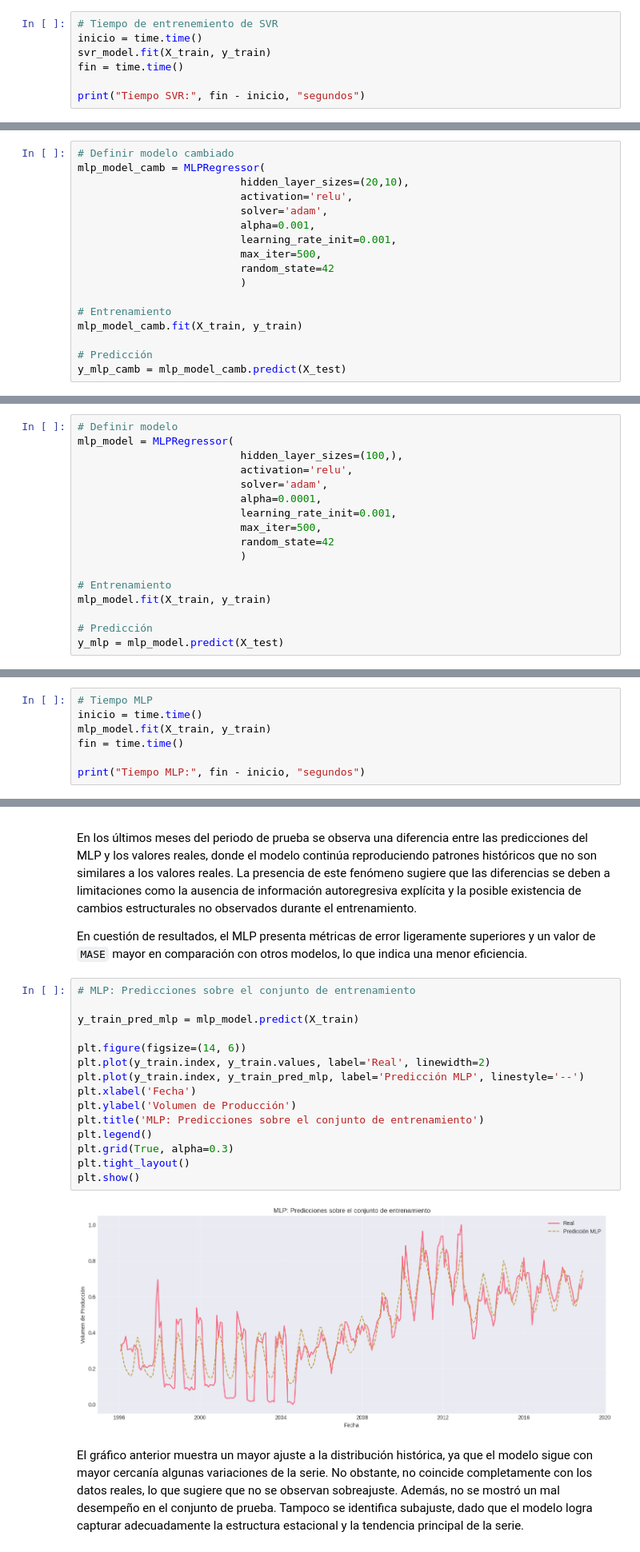
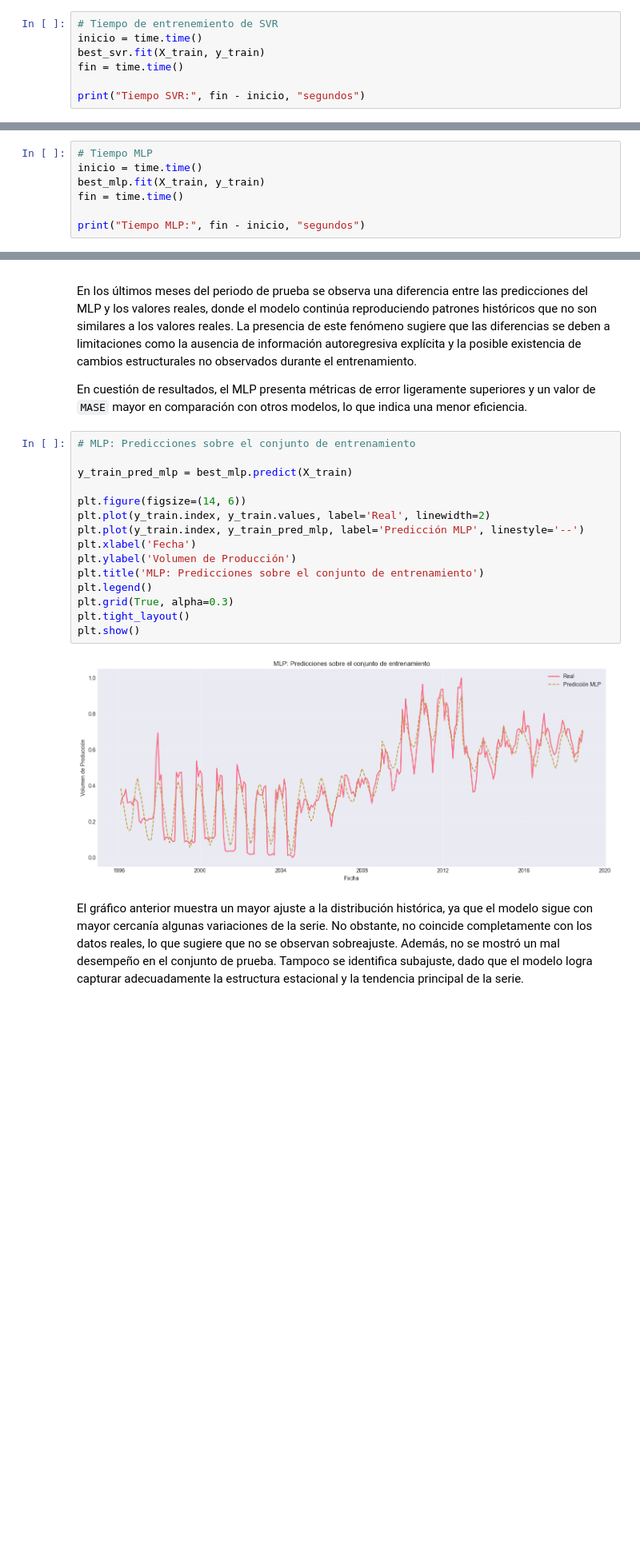
Before and after one commit to juan-pablo-lopez/tc5035-ene26-equipo29, a Jupyter notebook: Avance4.Equipo29.ipynb, the cells around one changed output, grey strips where cells are left out. Shown at 80% size. Drawn from its saved outputs; the diff is of its cells as text; blank space fills up the shorter version.

```diff
--- a/Avance4.Equipo29.ipynb
+++ b/Avance4.Equipo29.ipynb
@@ -978,7 +1022,7 @@ Una de las principales ventajas del SVR es su buen desempeño en conjuntos de en
 # %%
 # Tiempo de entrenemiento de SVR
 inicio = time.time()
-svr_model.fit(X_train, y_train)
+best_svr.fit(X_train, y_train)
 fin = time.time()
 
 print("Tiempo SVR:", fin - inicio, "segundos")
@@ -1335,17 +1392,0 @@ Con los valores default podemos observar un comportamiento bastante bueno, sin e
-# %%
-# Definir modelo cambiado
-mlp_model_camb = MLPRegressor(
-                          hidden_layer_sizes=(20,10),
-                          activation='relu',
-                          solver='adam',
-                          alpha=0.001,
-                          learning_rate_init=0.001,
-                          max_iter=500,
-                          random_state=42
-                          )
-
-# Entrenamiento
-mlp_model_camb.fit(X_train, y_train)
-
-# Predicción
-y_mlp_camb = mlp_model_camb.predict(X_test)
@@ -1374,20 +1393,3 @@ Por tanto, se decidió mantener la configuración por defecto al evidenciar que
-# %%
-# Definir modelo
-mlp_model = MLPRegressor(
-                          hidden_layer_sizes=(100,),
-                          activation='relu',
-                          solver='adam',
-                          alpha=0.0001,
-                          learning_rate_init=0.001,
-                          max_iter=500,
-                          random_state=42
-                          )
-
-# Entrenamiento
-mlp_model.fit(X_train, y_train)
-
-# Predicción
-y_mlp = mlp_model.predict(X_test)
 # %% [markdown]
 Partiendo de los hiperparámetros por defecto, ya que permiten establecer un punto de referencia, y considerando las dimensiones del dataset junto con el esquema de validación temporal mediante partición fija, se implementó una arquitectura sencilla compuesta por una sola capa oculta con 100 neuronas, manteniendo los demás parámetros en sus valores por defecto.
 
@@ -1395,7 +1422,7 @@ Esta elección busca proporcionar suficiente capacidad de modelado sin increment
 # %%
 # Tiempo MLP
 inicio = time.time()
-mlp_model.fit(X_train, y_train)
+best_mlp.fit(X_train, y_train)
 fin = time.time()
 
 print("Tiempo MLP:", fin - inicio, "segundos")
@@ -1463,20 +1465,20 @@ En cuestión de resultados, el MLP presenta métricas de error ligeramente super
 # %%
 # MLP: Predicciones sobre el conjunto de entrenamiento
 
-y_train_pred_mlp = mlp_model.predict(X_train)
+y_train_pred_mlp = best_mlp.predict(X_train)
 
 plt.figure(figsize=(14, 6))
 plt.plot(y_train.index, y_train.values, label='Real', linewidth=2)
 plt.plot(y_train.index, y_train_pred_mlp, label='Predicción MLP', linestyle='--')
 plt.xlabel('Fecha')
 plt.ylabel('Volumen de Producción')
 plt.title('MLP: Predicciones sobre el conjunto de entrenamiento')
 plt.legend()
 plt.grid(True, alpha=0.3)
 plt.tight_layout()
 plt.show()
 # %% [output]
-[figure, old version]
+[figure, new version]
 # %% [markdown]
 El gráfico anterior muestra un mayor ajuste a la distribución histórica, ya que el modelo sigue con mayor cercanía algunas variaciones de la serie. No obstante, no coincide completamente con los datos reales, lo que sugiere que no se observan sobreajuste. Además, no se mostró un mal desempeño en el conjunto de prueba. Tampoco se identifica subajuste, dado que el modelo logra capturar adecuadamente la estructura estacional y la tendencia principal de la serie.
 # %% [markdown]
```
Also changed, not shown: parts of 48 cells of this notebook.
